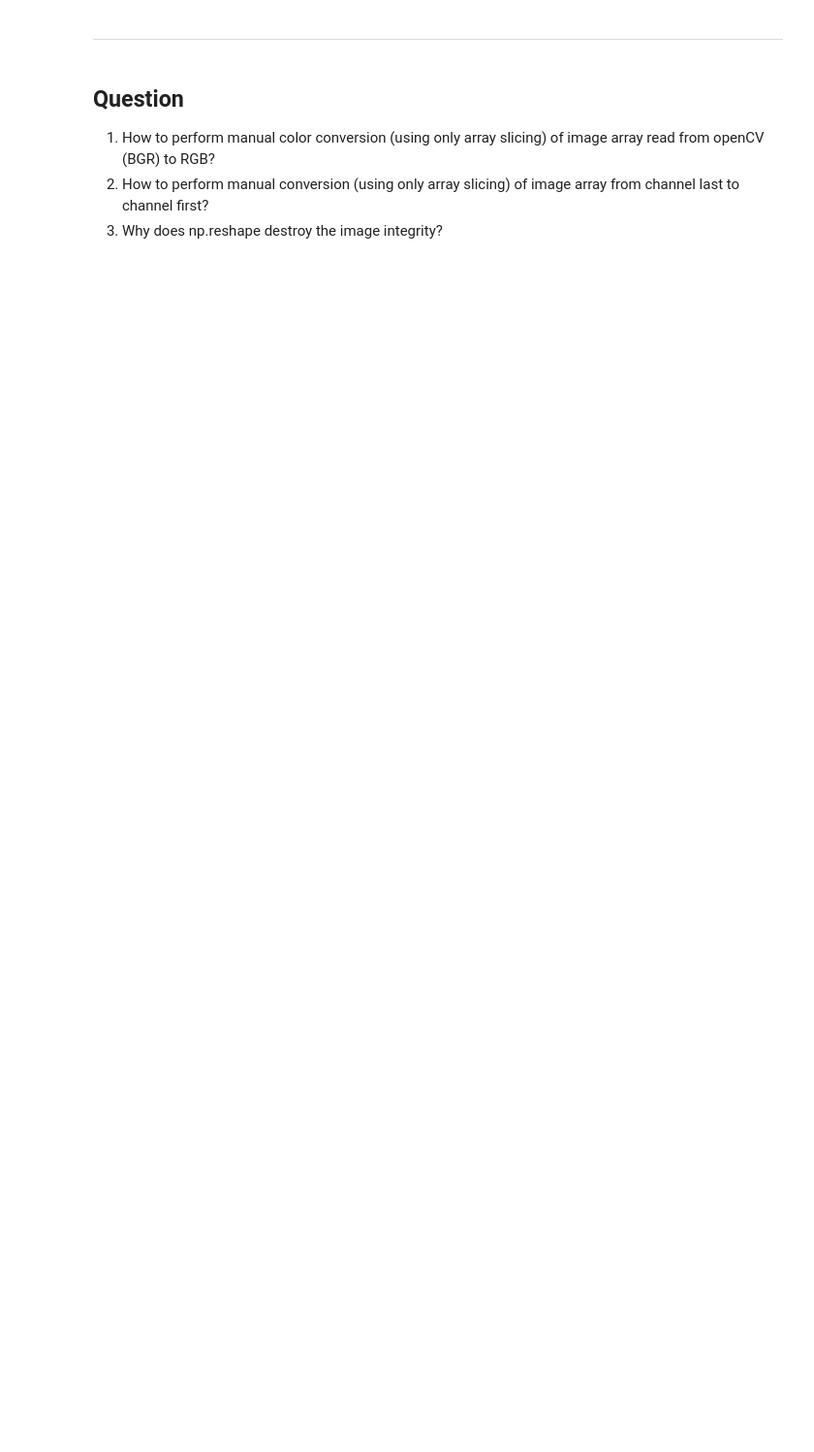
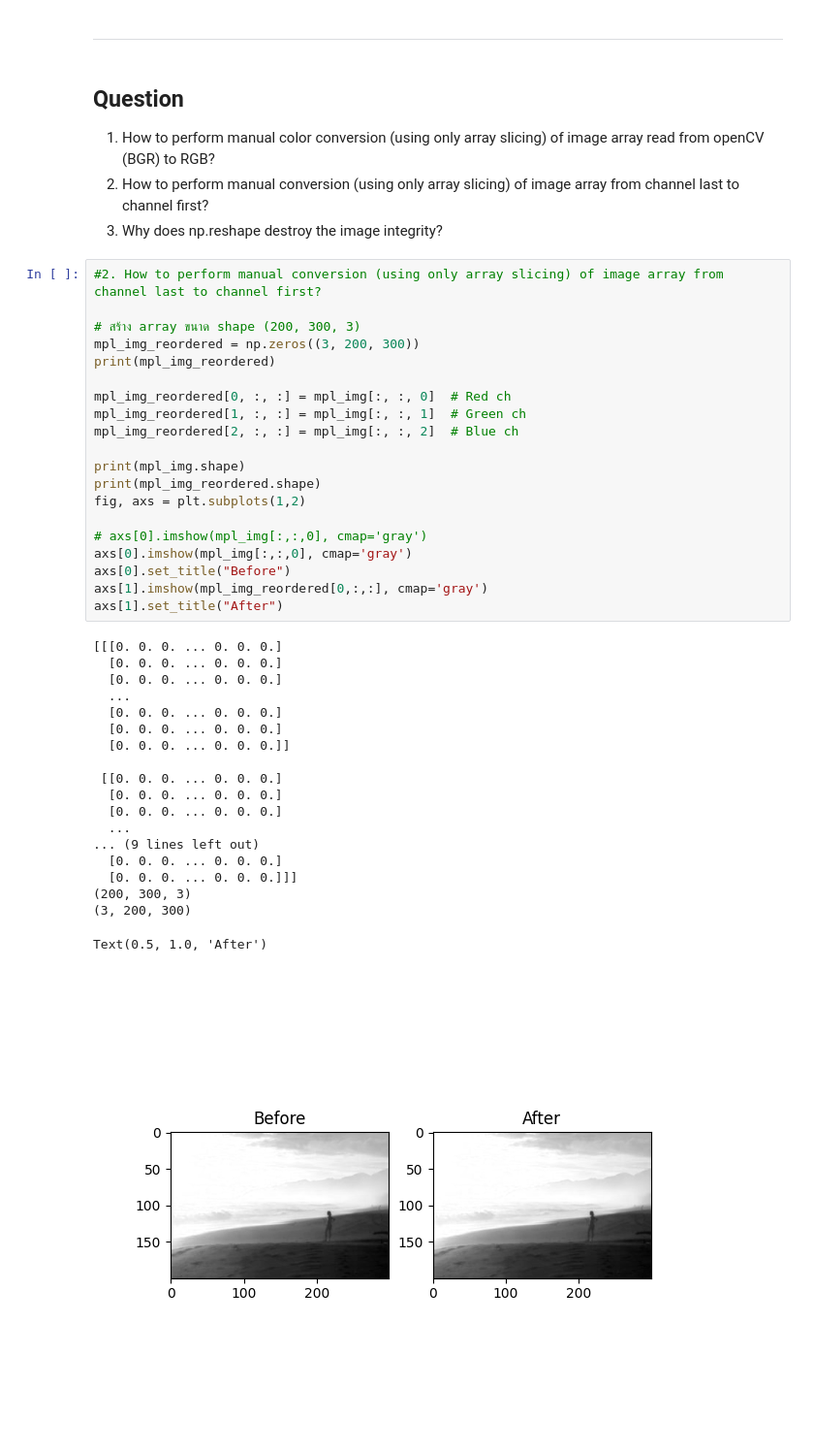
Before and after one commit to sitthatot/Lab-1.1-Image-Representation, a Jupyter notebook: Lab1_1.ipynb, the cells around one changed output. Shown at 97% size. Saved outputs shown, nothing was run; the diff lists cells and outputs as text; blank space fills up the shorter version.

```diff
--- a/Lab1_1.ipynb
+++ b/Lab1_1.ipynb
@@ -476,3 +476,43 @@ plt.show()
 1. How to perform manual color conversion (using only array slicing) of image array read from openCV (BGR) to RGB?
 2. How to perform manual conversion (using only array slicing) of image array from channel last to channel first?
 3. Why does np.reshape destroy the image integrity?
+# %%
+#2. How to perform manual conversion (using only array slicing) of image array from channel last to channel first?
+
+# สร้าง array ขนาด shape (200, 300, 3)
+mpl_img_reordered = np.zeros((3, 200, 300))
+print(mpl_img_reordered)
+
+mpl_img_reordered[0, :, :] = mpl_img[:, :, 0]  # Red ch
+mpl_img_reordered[1, :, :] = mpl_img[:, :, 1]  # Green ch
+mpl_img_reordered[2, :, :] = mpl_img[:, :, 2]  # Blue ch
+
+print(mpl_img.shape)
+print(mpl_img_reordered.shape)
+fig, axs = plt.subplots(1,2)
+
+# axs[0].imshow(mpl_img[:,:,0], cmap='gray')
+axs[0].imshow(mpl_img[:,:,0], cmap='gray')
+axs[0].set_title("Before")
+axs[1].imshow(mpl_img_reordered[0,:,:], cmap='gray')
+axs[1].set_title("After")
+# %% [output]
+[[[0. 0. 0. ... 0. 0. 0.]
+  [0. 0. 0. ... 0. 0. 0.]
+  [0. 0. 0. ... 0. 0. 0.]
+  ...
+  [0. 0. 0. ... 0. 0. 0.]
+  [0. 0. 0. ... 0. 0. 0.]
+  [0. 0. 0. ... 0. 0. 0.]]
+
+ [[0. 0. 0. ... 0. 0. 0.]
+  [0. 0. 0. ... 0. 0. 0.]
+  [0. 0. 0. ... 0. 0. 0.]
+  ...
+... (9 lines left out)
+  [0. 0. 0. ... 0. 0. 0.]
+  [0. 0. 0. ... 0. 0. 0.]]]
+(200, 300, 3)
+(3, 200, 300)
+Text(0.5, 1.0, 'After')
+[figure, added]
```
Also changed, not shown: parts of 3 cells of this notebook.
